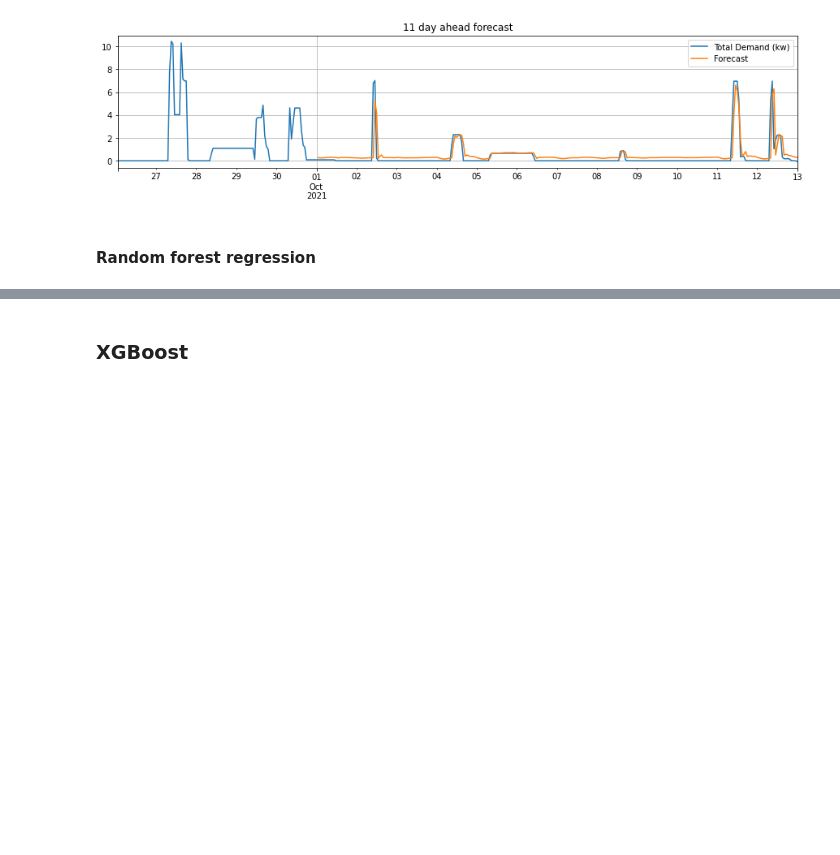
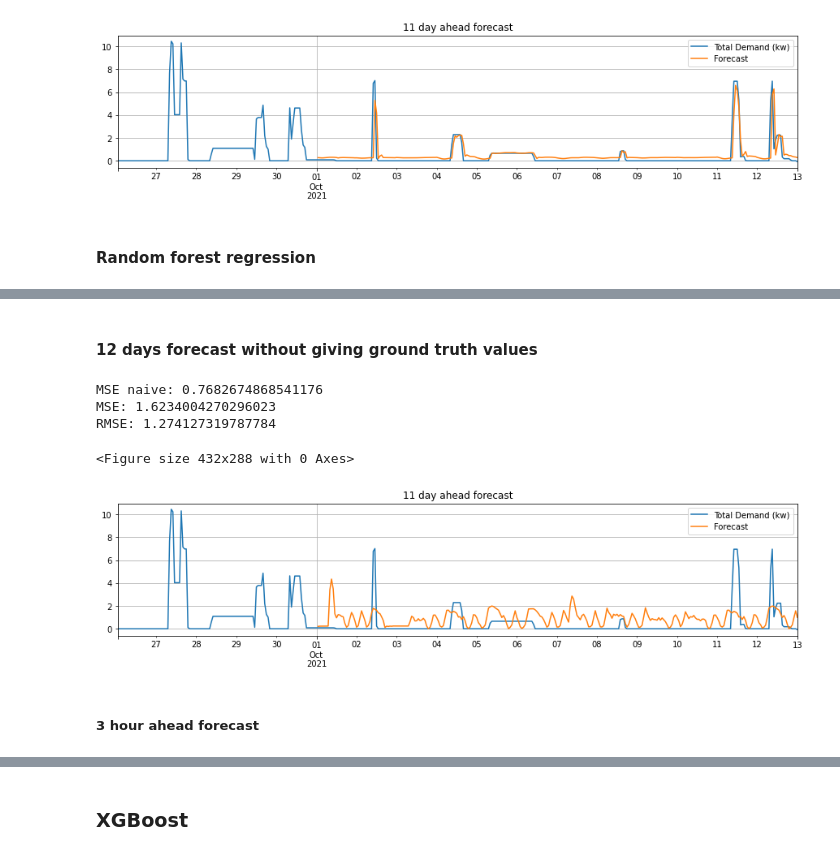
Before and after one commit to I-NERGY/DeepTSF, a Jupyter notebook: PILOT5_HERON/Energy_Demand_Forecasting-60min-Autoregressive-HQ_Parking.ipynb, the cells around one changed output, grey strips where cells are left out. Drawn from its saved outputs; the diff is of its cells as text; code cells hidden in the pictures; blank space fills up the shorter version.

Commit message:
Added 1-day and 3-hour ahead forecasts for models and evaluation
Former-commit-id: d6ab48606abaa9168a558fba8d7b1db707413388

```diff
--- a/PILOT5_HERON/Energy_Demand_Forecasting-60min-Autoregressive-HQ_Parking.ipynb
+++ b/PILOT5_HERON/Energy_Demand_Forecasting-60min-Autoregressive-HQ_Parking.ipynb
@@ -211,0 +212,50 @@ RMSE: 1.389899467012205
+# %% [markdown]
+#### 12 days forecast without  giving ground truth values
+# %%
+prev_forecast1 = y_train.to_numpy()[-1]
+prev_forecast2 = y_train.to_numpy()[-2]
+prev_forecast3 = y_train.to_numpy()[-3]
+prev_forecast4 = y_train.to_numpy()[-4]
+
+y_preds = []
+
+for i in range(len(X_test)):
+    testX = X_test.to_numpy()[i]
+#     print(testX)
+    testX[0] = prev_forecast1
+    testX[1] = prev_forecast2
+    testX[2] = prev_forecast3
+    testX[3] = prev_forecast4
+#     print(testX[0])
+#     print(testX.shape)
+    testY = rf_reg.predict(testX.reshape(1,len(testX)))
+    prev_forecast4 = prev_forecast3
+    prev_forecast3 = prev_forecast2
+    prev_forecast2 = prev_forecast1
+    prev_forecast1 = testY
+
+#     print(testY)
+    y_preds.append(testY)
+# %%
+ground_truth_line = pd.concat([y_train[-5*24:], y_test])
+
+naive_pred = [y_train.to_numpy().tolist()[-1]] + y_test.to_numpy().tolist()[:-1]
+print("MSE naive:", mse(y_test, naive_pred))
+print("MSE:", mse(y_test, y_preds))
+print("RMSE:", np.sqrt(mse(y_test, y_preds)))
+
+plt.figure()
+plot = ground_truth_line.plot(figsize=(15, 3), label='Data', legend=True, title="11 day ahead forecast")
+a = pd.Series(np.array(y_preds)[:,0])
+a.index = pd.Series(y_test['Total Demand (kw)']).index
+a.plot(label='Forecast', legend=True)
+plot.grid()
+plt.show()
+# %% [output]
+MSE naive: 0.7682674868541176
+MSE: 1.6234004270296023
+RMSE: 1.274127319787784
+<Figure size 432x288 with 0 Axes>
+[figure, added]
+# %% [markdown]
+##### 3 hour ahead forecast
```
Also changed, not shown: parts of 9 cells of this notebook, 1 other file.
